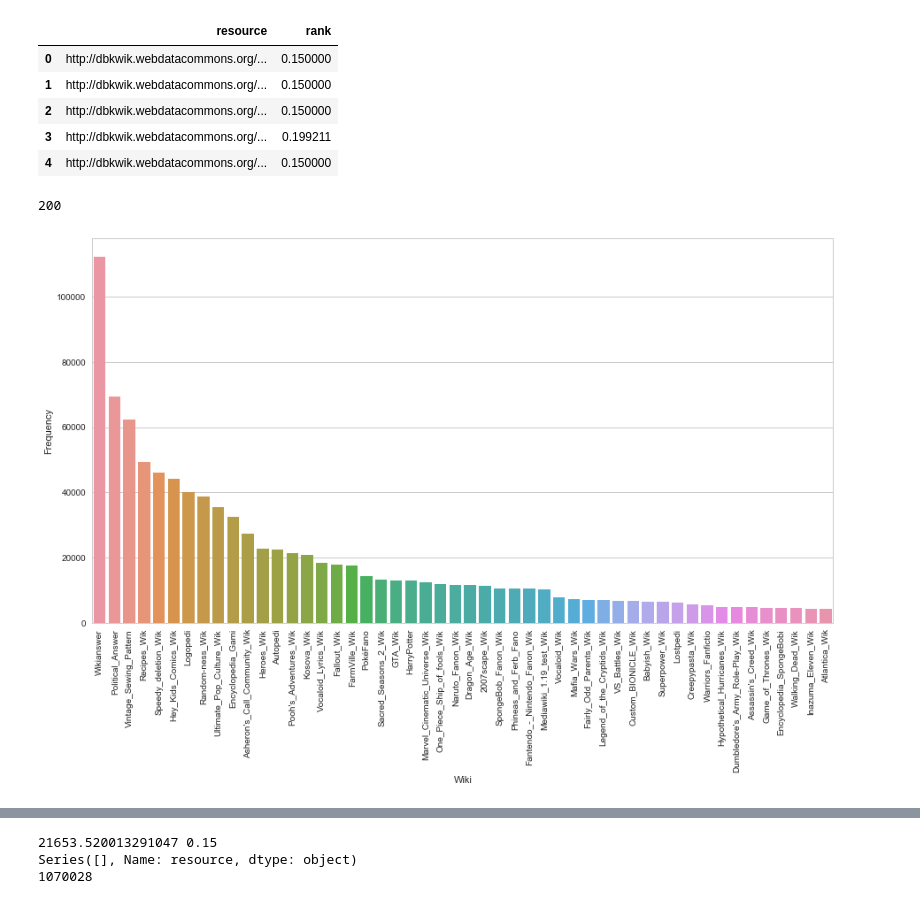
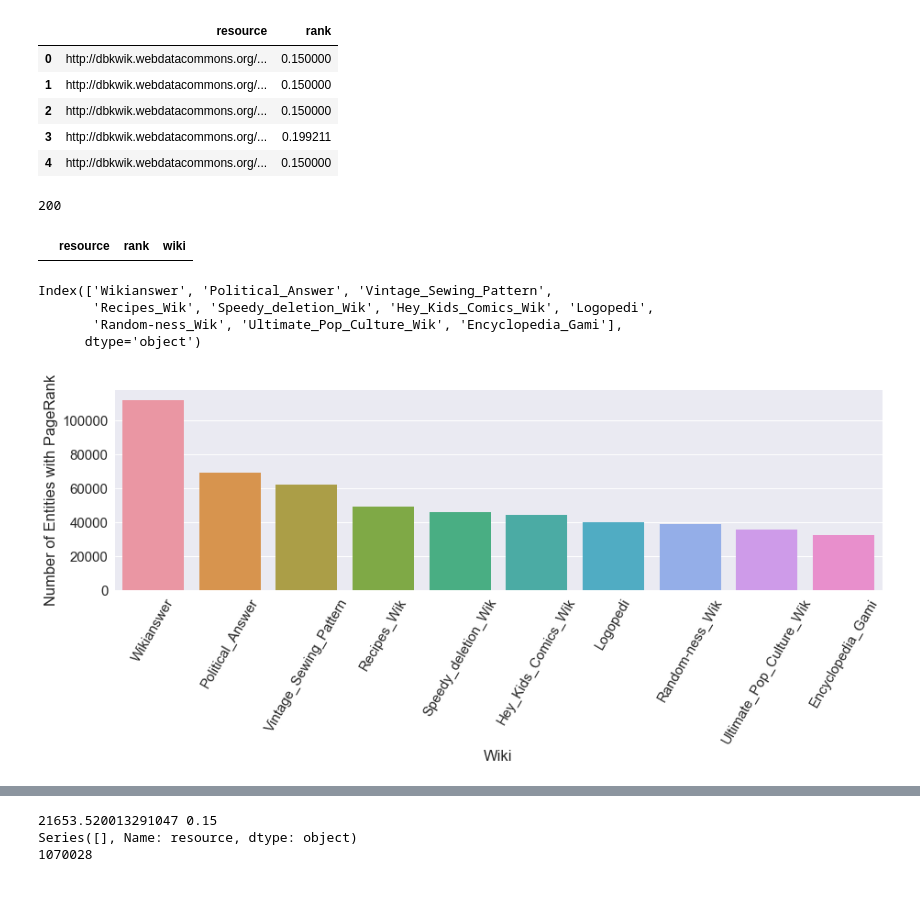
Before and after one commit to jaydeepchakraborty/NLP_576_PageRank, a Jupyter notebook: Data Analysis/analysis.ipynb, the cells around one changed output, grey strips where cells are left out. Drawn from its saved outputs; the diff is of its cells as text; code cells hidden in the pictures.

```diff
--- a/Data Analysis/analysis.ipynb
+++ b/Data Analysis/analysis.ipynb
@@ -30,23 +30,34 @@ def get_wiki(row):
 df['wiki'] = df.apply(lambda row : get_wiki(row), axis = 1)
 # %%
 df.to_csv('dbkwik_ranks_with_wiki.csv', sep='|')
-# %%
-wiki_freq = df['wiki'].value_counts()
-print(len(wiki_freq))
-# %% [output]
-200
+# %%
+pd.options.display.max_colwidth = 100
+wiki_freq = df['wiki'].value_counts()
+print(len(wiki_freq))
+
+df[ (df['wiki'] == 'Wikianswer') & (df['rank'] > 0.15) & (~df['resource'].str.contains('http://dbkwik.webdatacommons.org/Wikianswer/resource/Category:')) ]
+# %% [output]
+200
+|  | resource | rank | wiki |
 # %%
 sns.set(style="whitegrid", color_codes=True)
-plt.figure(figsize=(15, 8))
+plt.figure(figsize=(15, 4))
 
-freq = 50
+freq = 10
 
+sns.set(font_scale=1.5)
 sns_plot = sns.barplot(x=wiki_freq.index[:freq], y=wiki_freq[:freq])
-sns_plot.set_ylabel('Frequency')
+sns_plot.set_ylabel('Number of Entities with PageRank')
 sns_plot.set_xlabel('Wiki')
-sns_plot.set_xticklabels(sns_plot.get_xticklabels(), rotation=90)
-sns_plot.get_figure().savefig('wiki_frequency.png')
+sns_plot.set_xticklabels(sns_plot.get_xticklabels(), rotation=60)
+sns_plot.get_figure().savefig('wiki_frequency.png', bbox_inches = 'tight')
+
+print(wiki_freq.index[:freq])
 # %% [output]
+Index(['Wikianswer', 'Political_Answer', 'Vintage_Sewing_Pattern',
+       'Recipes_Wik', 'Speedy_deletion_Wik', 'Hey_Kids_Comics_Wik', 'Logopedi',
+       'Random-ness_Wik', 'Ultimate_Pop_Culture_Wik', 'Encyclopedia_Gami'],
+      dtype='object')
-[figure, old version]
+[figure, new version]
 # %%
 x = pd.cut(df['rank'], 10)
```
Also changed, not shown: parts of 7 cells of this notebook, 1 other file.
